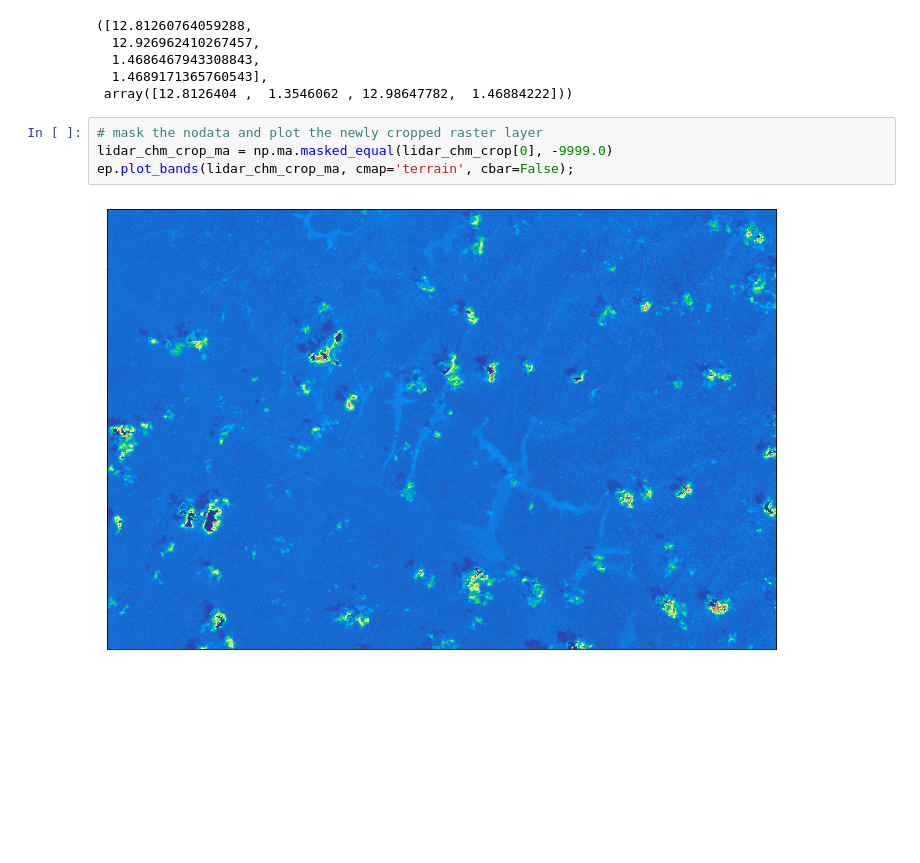
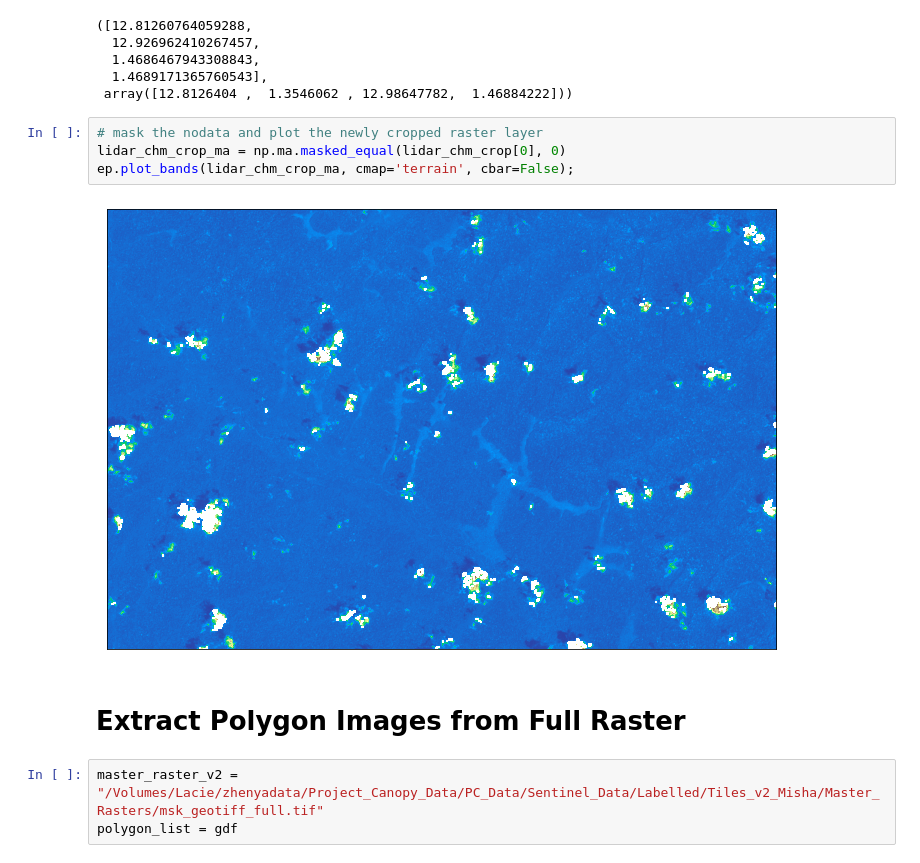
Before and after one commit to panopticonopolis/canopy-gis, a Jupyter notebook: processing/Polygon_Union_Extract.ipynb, the cells around one changed output. Cells and saved outputs as stored; diff of their text form; blank space fills up the shorter version.

```diff
--- a/processing/Polygon_Union_Extract.ipynb
+++ b/processing/Polygon_Union_Extract.ipynb
@@ -144,7 +153,12 @@ cr_extent, crop_extent_soap.total_bounds
  array([12.8126404 ,  1.3546062 , 12.98647782,  1.46884222]))
 # %%
 # mask the nodata and plot the newly cropped raster layer
-lidar_chm_crop_ma = np.ma.masked_equal(lidar_chm_crop[0], -9999.0)
+lidar_chm_crop_ma = np.ma.masked_equal(lidar_chm_crop[0], 0)
 ep.plot_bands(lidar_chm_crop_ma, cmap='terrain', cbar=False);
 # %% [output]
-[figure, old version]
+[figure, new version]
+# %% [markdown]
+# Extract Polygon Images from Full Raster
+# %%
+master_raster_v2 = "/Volumes/Lacie/zhenyadata/Project_Canopy_Data/PC_Data/Sentinel_Data/Labelled/Tiles_v2_Misha/Master_Rasters/msk_geotiff_full.tif"
+polygon_list = gdf
```
Also changed, not shown: parts of 33 cells of this notebook, 2 other files.
